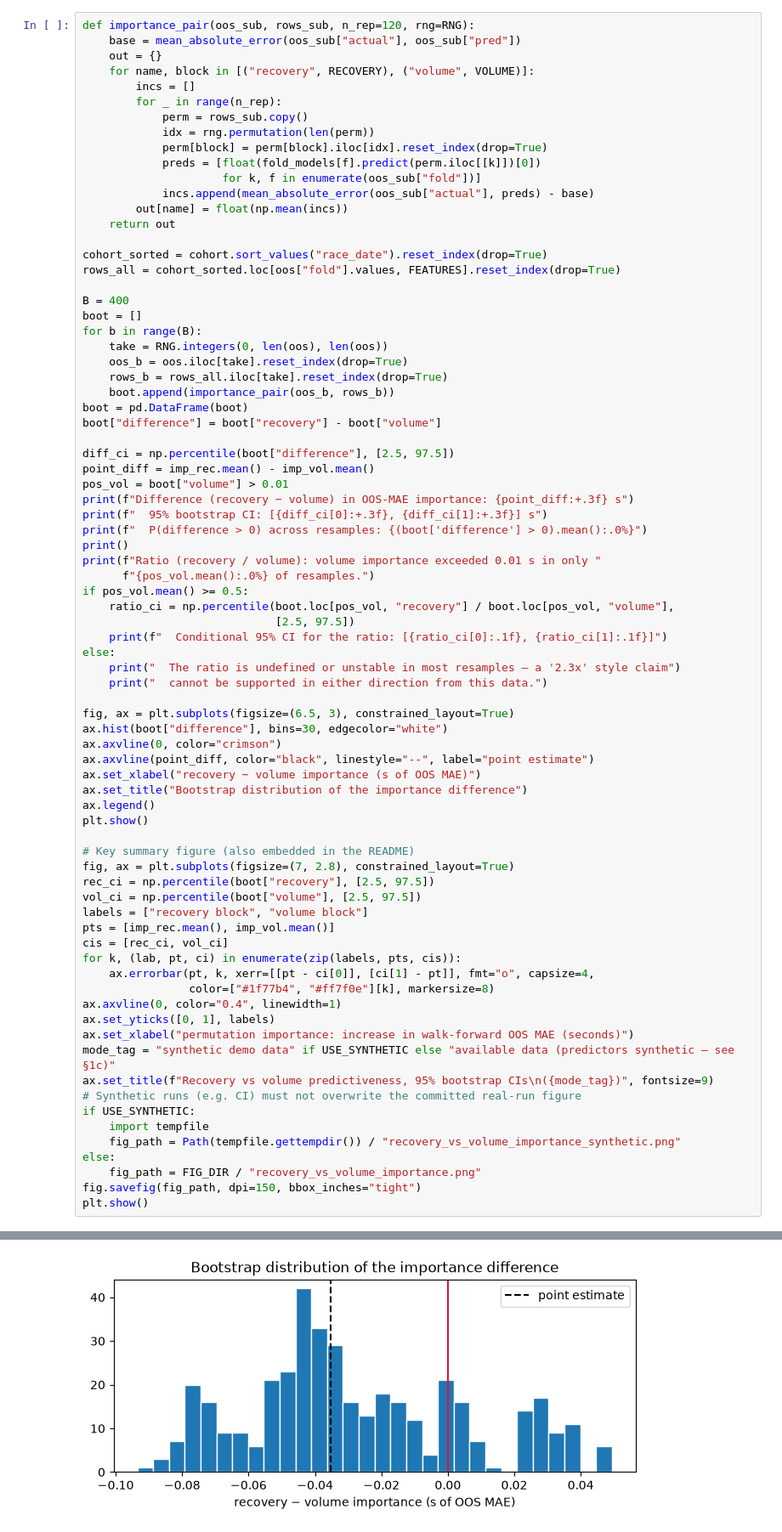
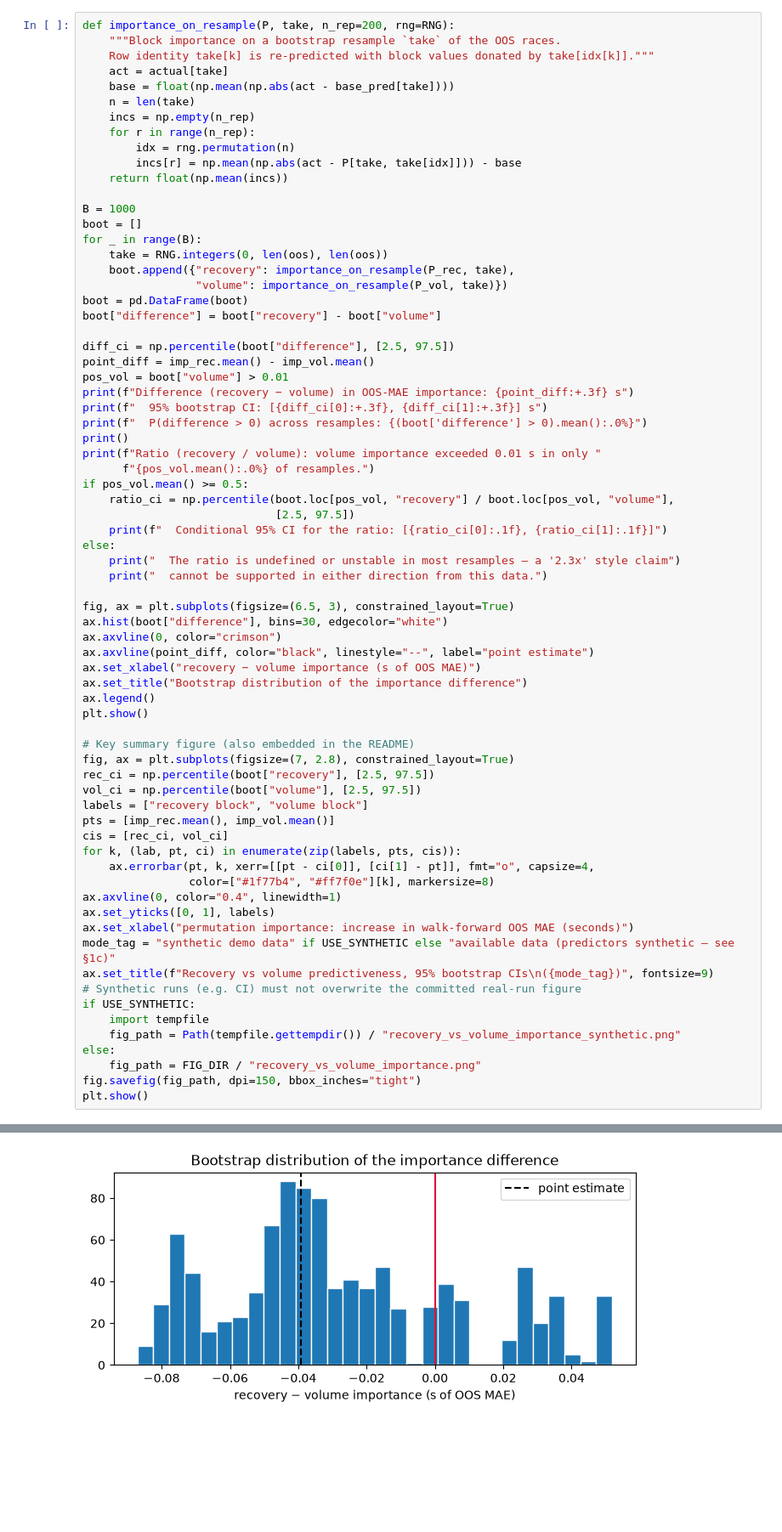
Before and after one commit to hugomagee/OptimalAthlete, a Jupyter notebook: analysis/recovery_vs_volume.ipynb, the cells around one changed output, grey strips where cells are left out. Shown at 85% size. Cells and saved outputs as stored; diff of their text form; blank space fills up the shorter version.

```diff
--- a/analysis/recovery_vs_volume.ipynb
+++ b/analysis/recovery_vs_volume.ipynb
@@ -551,31 +565,24 @@ set, models held fixed — the CI therefore reflects evaluation uncertainty, not
 variability; with 3 training races at the first fold, refit-level uncertainty would be even
 larger).
 # %%
-def importance_pair(oos_sub, rows_sub, n_rep=120, rng=RNG):
-    base = mean_absolute_error(oos_sub["actual"], oos_sub["pred"])
-    out = {}
-    for name, block in [("recovery", RECOVERY), ("volume", VOLUME)]:
-        incs = []
-        for _ in range(n_rep):
-            perm = rows_sub.copy()
-            idx = rng.permutation(len(perm))
-            perm[block] = perm[block].iloc[idx].reset_index(drop=True)
-            preds = [float(fold_models[f].predict(perm.iloc[[k]])[0])
-                     for k, f in enumerate(oos_sub["fold"])]
-            incs.append(mean_absolute_error(oos_sub["actual"], preds) - base)
-        out[name] = float(np.mean(incs))
-    return out
+def importance_on_resample(P, take, n_rep=200, rng=RNG):
+    """Block importance on a bootstrap resample `take` of the OOS races.
+    Row identity take[k] is re-predicted with block values donated by take[idx[k]]."""
+    act = actual[take]
+    base = float(np.mean(np.abs(act - base_pred[take])))
+    n = len(take)
+    incs = np.empty(n_rep)
+    for r in range(n_rep):
+        idx = rng.permutation(n)
+        incs[r] = np.mean(np.abs(act - P[take, take[idx]])) - base
+    return float(np.mean(incs))
 
-cohort_sorted = cohort.sort_values("race_date").reset_index(drop=True)
-rows_all = cohort_sorted.loc[oos["fold"].values, FEATURES].reset_index(drop=True)
-
-B = 400
+B = 1000
 boot = []
-for b in range(B):
+for _ in range(B):
     take = RNG.integers(0, len(oos), len(oos))
-    oos_b = oos.iloc[take].reset_index(drop=True)
-    rows_b = rows_all.iloc[take].reset_index(drop=True)
-    boot.append(importance_pair(oos_b, rows_b))
+    boot.append({"recovery": importance_on_resample(P_rec, take),
+                 "volume": importance_on_resample(P_vol, take)})
 boot = pd.DataFrame(boot)
 boot["difference"] = boot["recovery"] - boot["volume"]
 
@@ -637,3 +644,3 @@ Ratio (recovery / volume): volume importance exceeded 0.01 s in only 9% of resam
   The ratio is undefined or unstable in most resamples — a '2.3x' style claim
   cannot be supported in either direction from this data.
-[figure, old version]
+[figure, new version]
```
Also changed, not shown: parts of 7 cells of this notebook, 1 other file.
